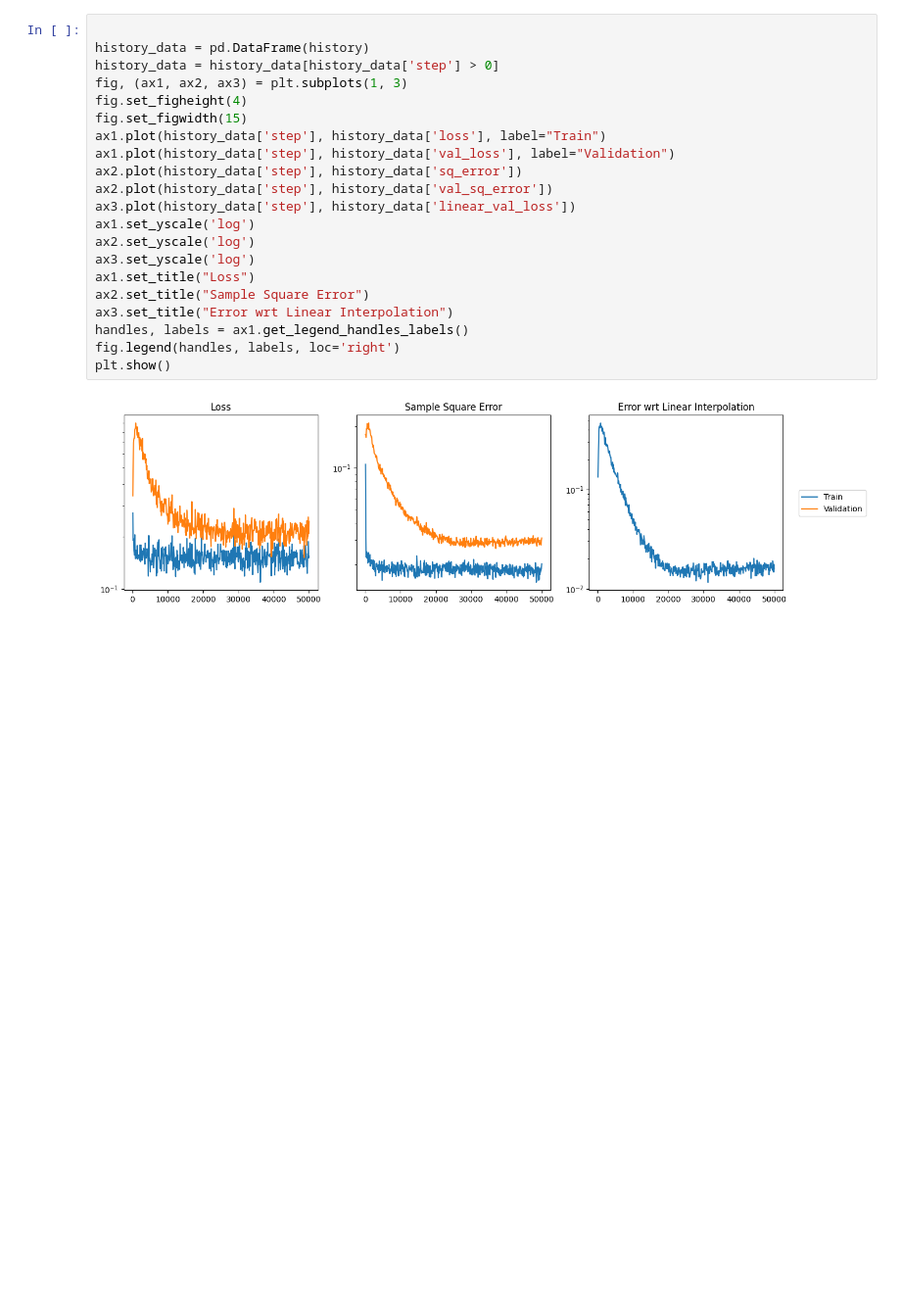
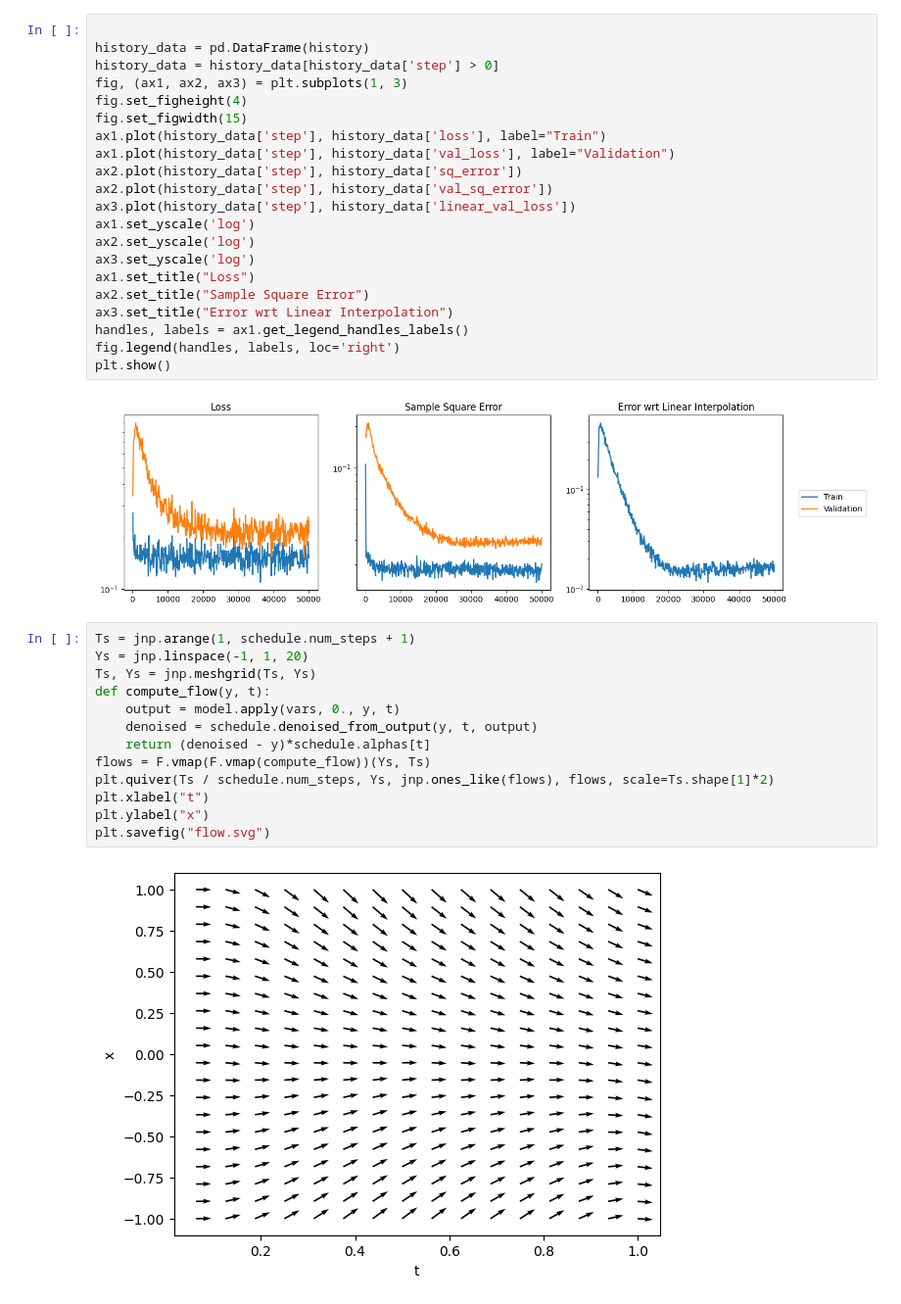
Before and after one commit to foundry-ai/foundry, a Jupyter notebook: projects/cond-diffusion-toy/notebook/test_diffusion.ipynb, the cells around one changed output. Shown at 98% size. Cells and saved outputs as stored; diff of their text form; blank space fills up the shorter version.

```diff
--- a/projects/cond-diffusion-toy/notebook/test_diffusion.ipynb
+++ b/projects/cond-diffusion-toy/notebook/test_diffusion.ipynb
@@ -211,3 +211,18 @@ fig.legend(handles, labels, loc='right')
 plt.show()
 # %% [output]
 [figure]
+# %%
+Ts = jnp.arange(1, schedule.num_steps + 1)
+Ys = jnp.linspace(-1, 1, 20)
+Ts, Ys = jnp.meshgrid(Ts, Ys)
+def compute_flow(y, t):
+    output = model.apply(vars, 0., y, t)
+    denoised = schedule.denoised_from_output(y, t, output)
+    return (denoised - y)*schedule.alphas[t]
+flows = F.vmap(F.vmap(compute_flow))(Ys, Ts)
+plt.quiver(Ts / schedule.num_steps, Ys, jnp.ones_like(flows), flows, scale=Ts.shape[1]*2)
+plt.xlabel("t")
+plt.ylabel("x")
+plt.savefig("flow.svg")
+# %% [output]
+[figure, added]
```
Also changed, not shown: parts of 1 cell of this notebook, 23 other files.
